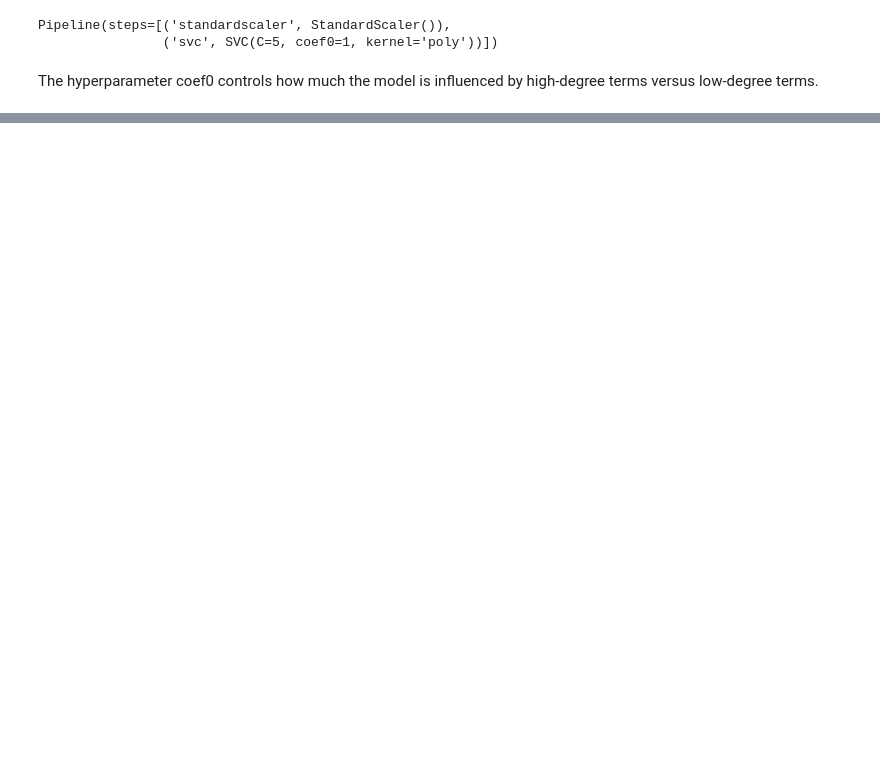
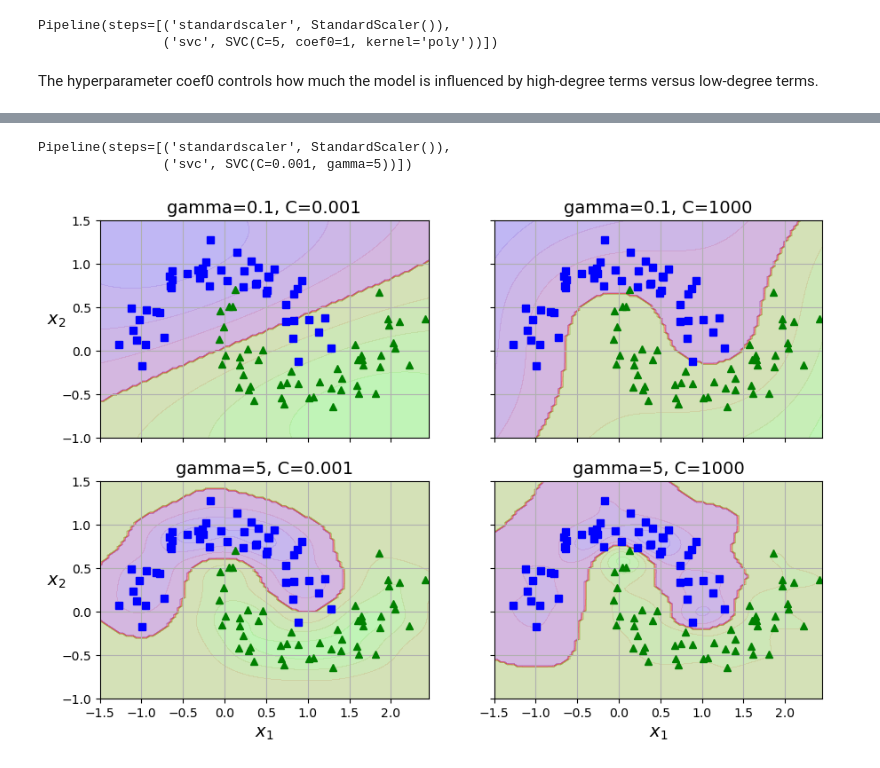
Before and after one commit to teavaj/handson-ml3, a Jupyter notebook: Vajk/CHAPTER 5 Support Vector Machines.ipynb, the cells around one changed output, grey strips where cells are left out. Cells and saved outputs as stored; diff of their text form; code cells hidden in the pictures; blank space fills up the shorter version.

```diff
--- a/Vajk/CHAPTER 5 Support Vector Machines.ipynb
+++ b/Vajk/CHAPTER 5 Support Vector Machines.ipynb
@@ -149,10 +192,11 @@ array([ 0.66162732, -0.13385832])
 # %%
-# Polynomial SVM C=1
+# Polynomial SVM C=15
 X, y = make_moons(n_samples=100, noise=0.2, random_state=234)
 polynomial_svm_clf = make_pipeline(
     PolynomialFeatures(degree=3),
     StandardScaler(),
-    LinearSVC(C=1, max_iter=10_000, random_state=324))
+    LinearSVC(C=15, max_iter=10_000, random_state=324),
+)
 
 polynomial_svm_clf.fit(X, y)
 
@@ -233,0 +322,50 @@ terms.
+# %%
+# X = iris.data[["petal length (cm)", "petal width (cm)"]].values
+# y = np.array([0, 0, 1, 1, 1, 1, 1, 0, 0])
+# y = iris.target
+X, y = make_moons(n_samples=100, noise=0.15, random_state=42)
+
+
+rbf_kernel_svm_clf = make_pipeline(
+    StandardScaler(), SVC(kernel="rbf", gamma=5, C=0.001)
+)
+rbf_kernel_svm_clf.fit(X, y)
+# %% [output]
+Pipeline(steps=[('standardscaler', StandardScaler()),
+                ('svc', SVC(C=0.001, gamma=5))])
+# %%
+# extra code – this cell generates and saves Figure 5–9
+
+from sklearn.svm import SVC
+
+gamma1, gamma2 = 0.1, 5
+C1, C2 = 0.001, 1000
+hyperparams = (gamma1, C1), (gamma1, C2), (gamma2, C1), (gamma2, C2)
+
+svm_clfs = []
+for gamma, C in hyperparams:
+    rbf_kernel_svm_clf = make_pipeline(
+        StandardScaler(),
+        SVC(kernel="rbf", gamma=gamma, C=C)
+    )
+    rbf_kernel_svm_clf.fit(X, y)
+    svm_clfs.append(rbf_kernel_svm_clf)
+
+fig, axes = plt.subplots(nrows=2, ncols=2, figsize=(
+    10.5, 7), sharex=True, sharey=True)
+
+for i, svm_clf in enumerate(svm_clfs):
+    plt.sca(axes[i // 2, i % 2])
+    plot_predictions(svm_clf, [-1.5, 2.45, -1, 1.5])
+    plot_dataset(X, y, [-1.5, 2.45, -1, 1.5])
+    gamma, C = hyperparams[i]
+    plt.title(f"gamma={gamma}, C={C}")
+    if i in (0, 1):
+        plt.xlabel("")
+    if i in (1, 3):
+        plt.ylabel("")
+
+# save_fig("moons_rbf_svc_plot")
+plt.show()
+# %% [output]
+[figure, added]
```
Also changed, not shown: parts of 23 cells of this notebook, 2 other files.
